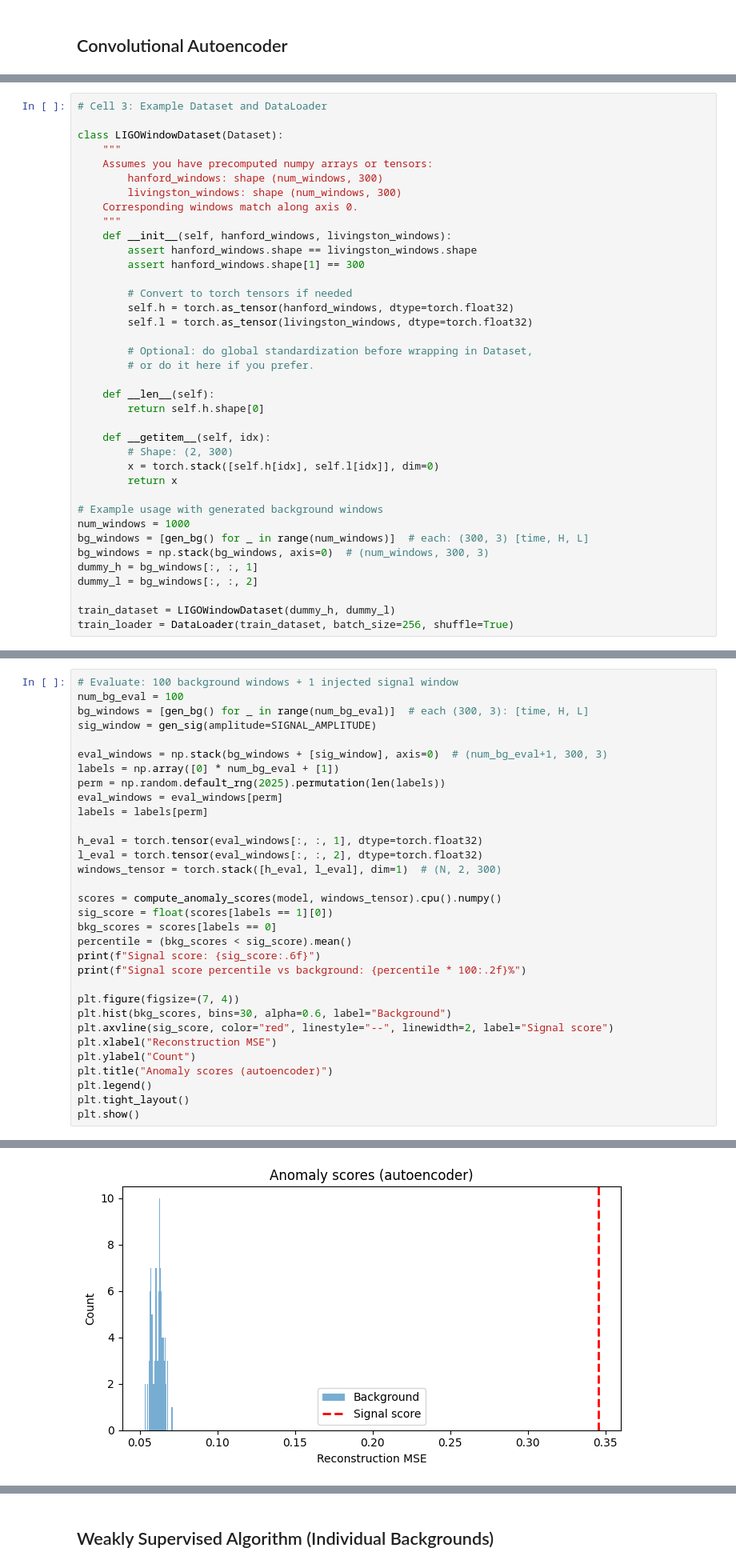
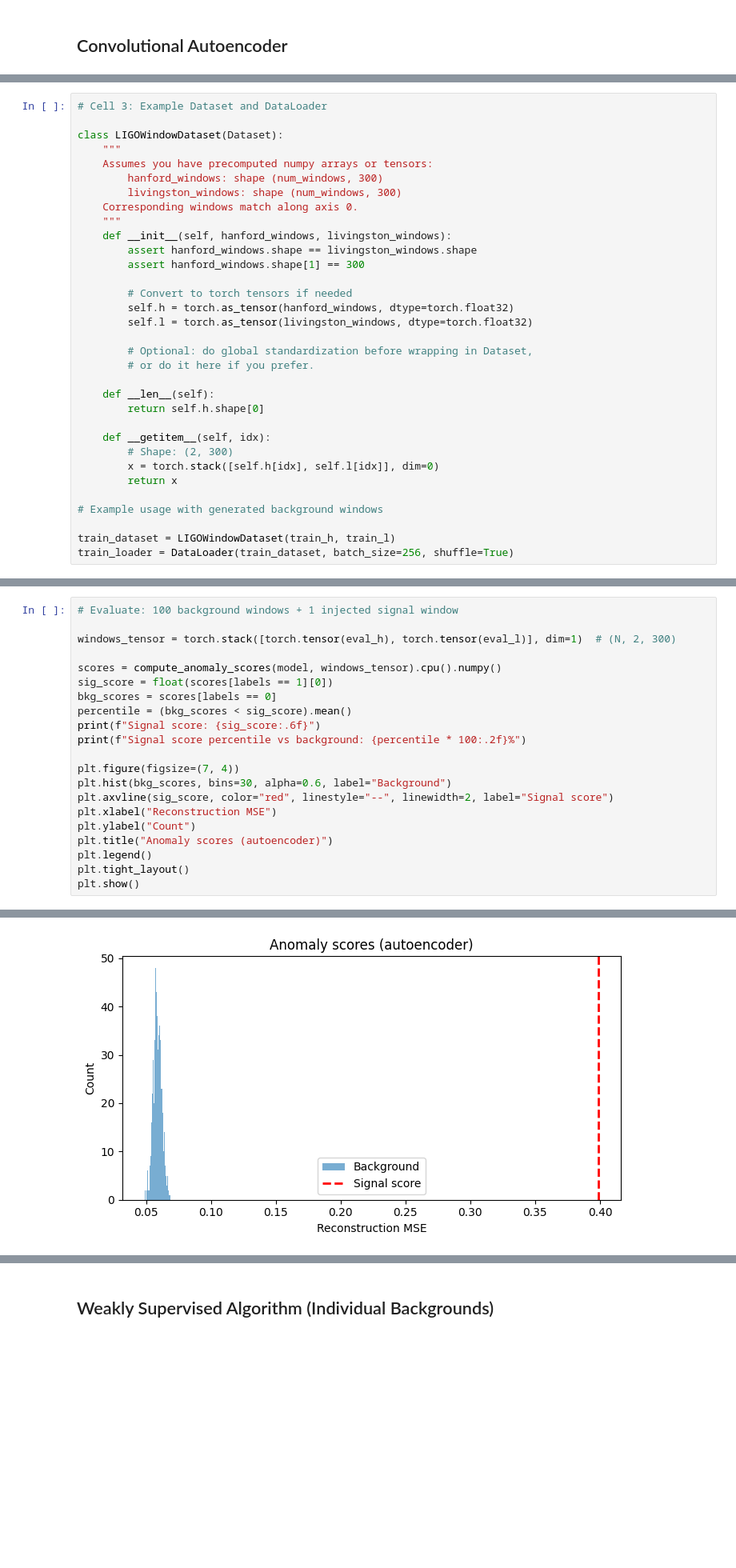
Before and after one commit to KrishWu/ranode, a Jupyter notebook: notebooks/gw_classifier.ipynb, the cells around one changed output, grey strips where cells are left out. Shown at 80% size. Saved outputs shown, nothing was run; the diff lists cells and outputs as text; blank space fills up the shorter version.

Commit message:
Added new weakly supervised algorithm and centralized training data generation between all models to better compare and save time between their setups

```diff
--- a/notebooks/gw_classifier.ipynb
+++ b/notebooks/gw_classifier.ipynb
@@ -321,13 +363,8 @@ class LIGOWindowDataset(Dataset):
         return x
 
 # Example usage with generated background windows
-num_windows = 1000
-bg_windows = [gen_bg() for _ in range(num_windows)]  # each: (300, 3) [time, H, L]
-bg_windows = np.stack(bg_windows, axis=0)  # (num_windows, 300, 3)
-dummy_h = bg_windows[:, :, 1]
-dummy_l = bg_windows[:, :, 2]
 
-train_dataset = LIGOWindowDataset(dummy_h, dummy_l)
+train_dataset = LIGOWindowDataset(train_h, train_l)
 train_loader = DataLoader(train_dataset, batch_size=256, shuffle=True)
 # %%
 # Cell 4: Training loop
@@ -417,18 +454,7 @@ tensor([0.9447, 0.9704, 0.9915, 0.9659, 1.0822, 1.0446, 1.0022, 1.0479, 0.8877,
 # %%
 # Evaluate: 100 background windows + 1 injected signal window
-num_bg_eval = 100
-bg_windows = [gen_bg() for _ in range(num_bg_eval)]  # each (300, 3): [time, H, L]
-sig_window = gen_sig(amplitude=SIGNAL_AMPLITUDE)
 
-eval_windows = np.stack(bg_windows + [sig_window], axis=0)  # (num_bg_eval+1, 300, 3)
-labels = np.array([0] * num_bg_eval + [1])
-perm = np.random.default_rng(2025).permutation(len(labels))
-eval_windows = eval_windows[perm]
-labels = labels[perm]
-
-h_eval = torch.tensor(eval_windows[:, :, 1], dtype=torch.float32)
-l_eval = torch.tensor(eval_windows[:, :, 2], dtype=torch.float32)
-windows_tensor = torch.stack([h_eval, l_eval], dim=1)  # (N, 2, 300)
+windows_tensor = torch.stack([torch.tensor(eval_h), torch.tensor(eval_l)], dim=1)  # (N, 2, 300)
 
 scores = compute_anomaly_scores(model, windows_tensor).cpu().numpy()
 sig_score = float(scores[labels == 1][0])
@@ -451,5 +477,5 @@ Signal score: 0.345317
 Signal score percentile vs background: 100.00%
-[figure, old version]
+[figure, new version]
 # %%
 # Cell 6: AUC/ROC curve
 
```
Also changed, not shown: parts of 20 cells of this notebook, 2 other files.
